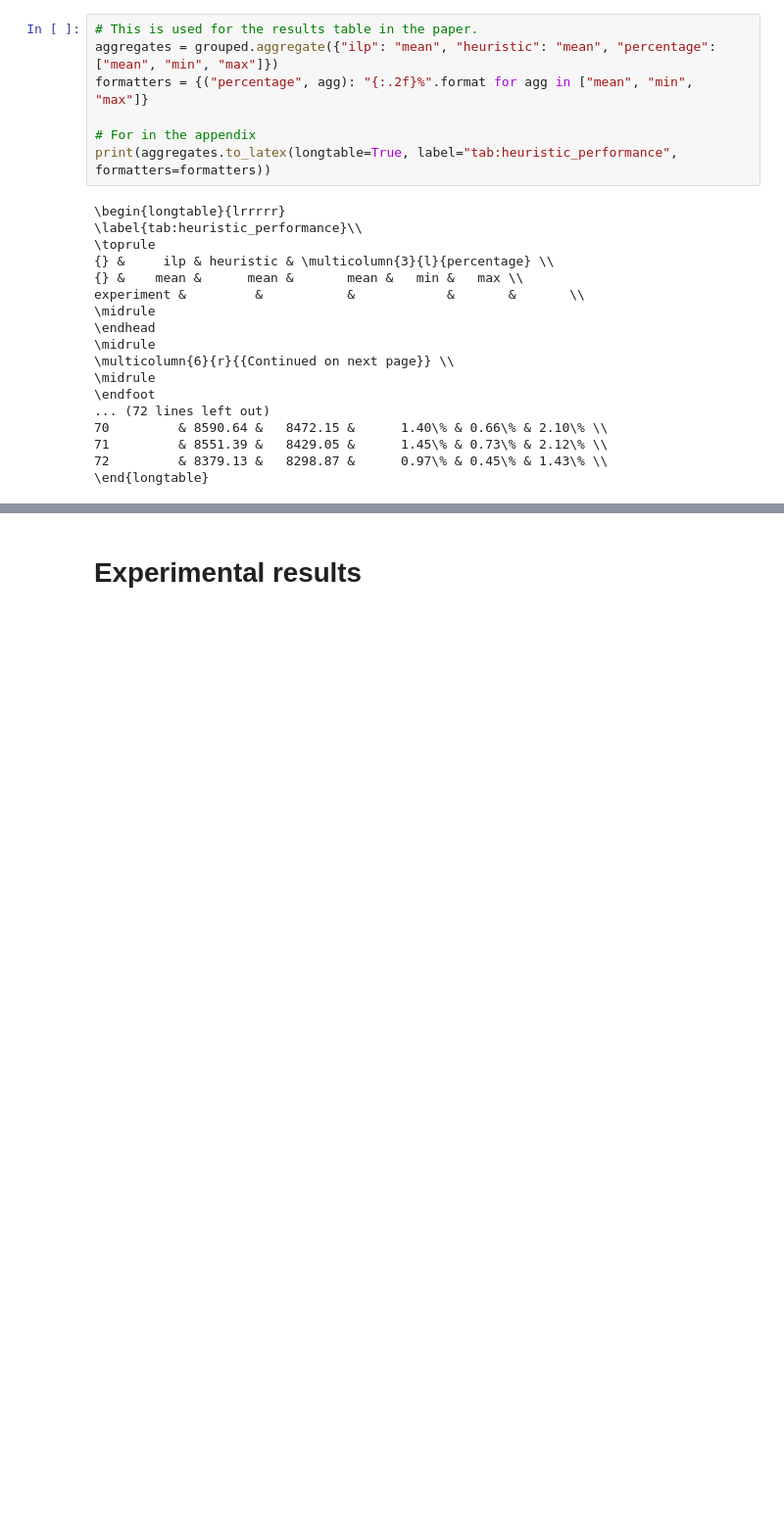
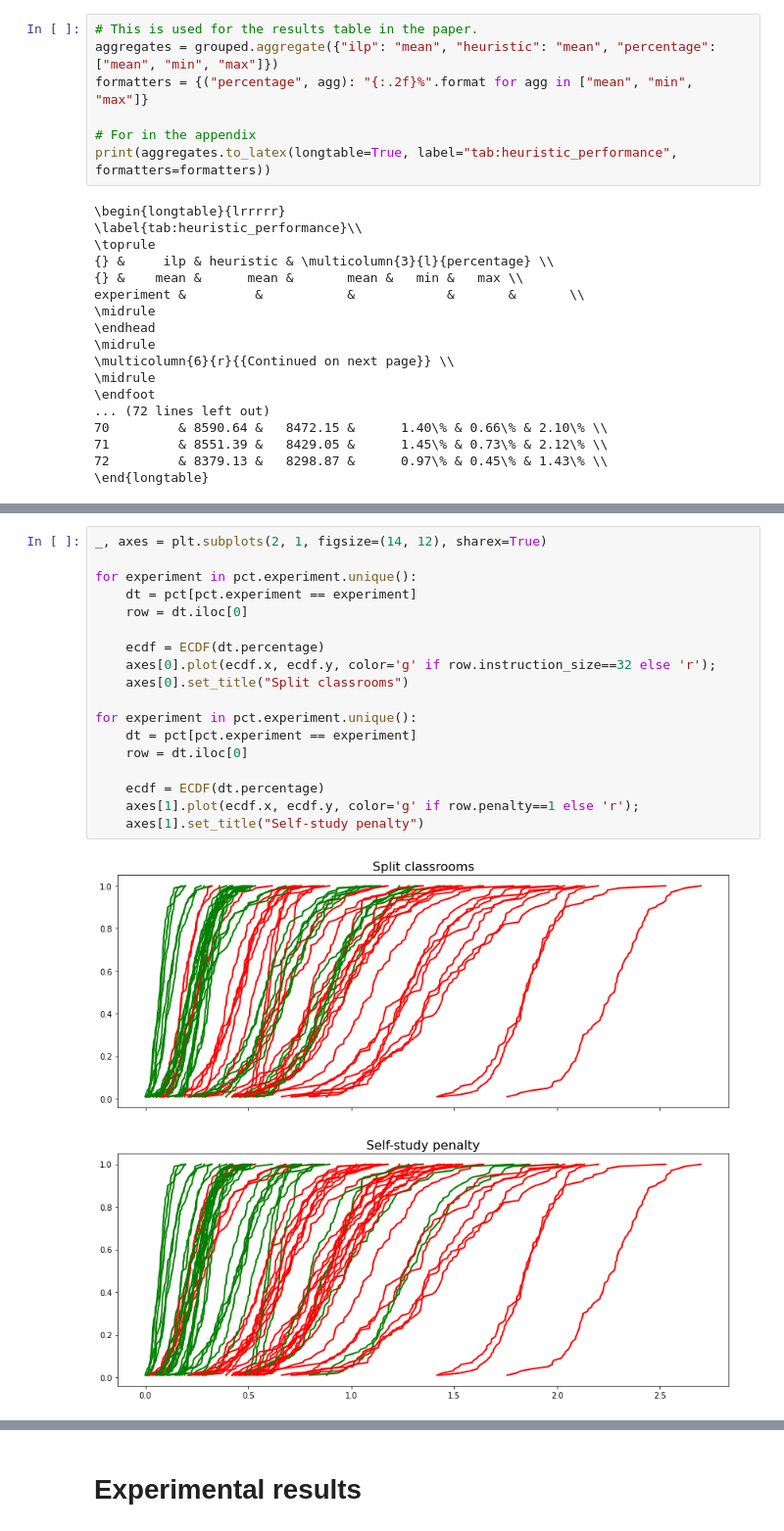
Before and after one commit to N-Wouda/PL-Hourly-Heuristic, a Jupyter notebook: analysis.ipynb, the cells around one changed output, grey strips where cells are left out. Shown at 98% size. Cells and saved outputs as stored; diff of their text form; blank space fills up the shorter version.

```diff
--- a/analysis.ipynb
+++ b/analysis.ipynb
@@ -162,0 +174,20 @@ plt.savefig("out/gaps.pdf", bbox_inches='tight');
+# %%
+_, axes = plt.subplots(2, 1, figsize=(14, 12), sharex=True)
+
+for experiment in pct.experiment.unique():
+    dt = pct[pct.experiment == experiment]
+    row = dt.iloc[0]
+
+    ecdf = ECDF(dt.percentage)
+    axes[0].plot(ecdf.x, ecdf.y, color='g' if row.instruction_size==32 else 'r');
+    axes[0].set_title("Split classrooms")
+
+for experiment in pct.experiment.unique():
+    dt = pct[pct.experiment == experiment]
+    row = dt.iloc[0]
+
+    ecdf = ECDF(dt.percentage)
+    axes[1].plot(ecdf.x, ecdf.y, color='g' if row.penalty==1 else 'r');
+    axes[1].set_title("Self-study penalty")
+# %% [output]
+[figure, added]
```
Also changed, not shown: parts of 14 cells of this notebook, 1 other file.
